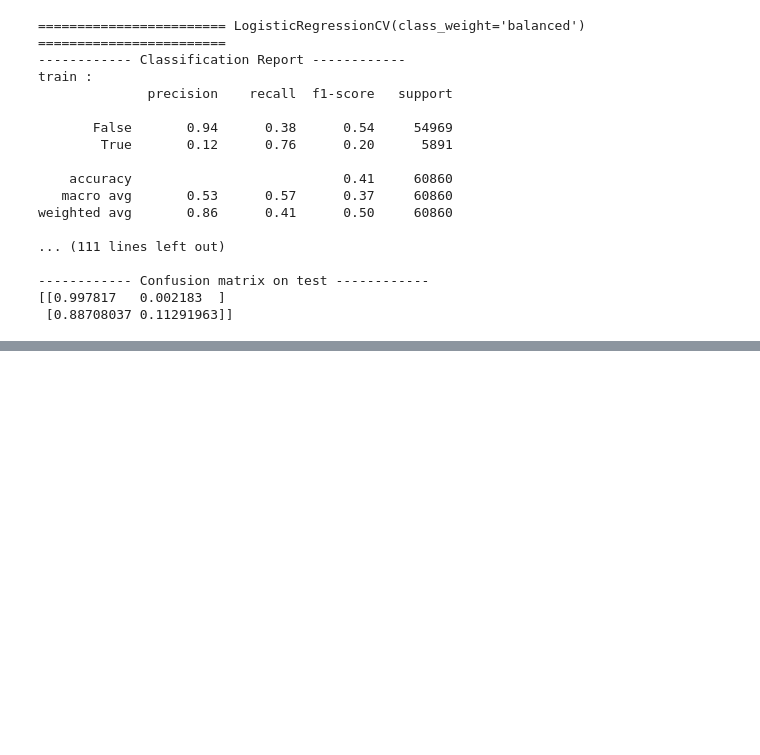
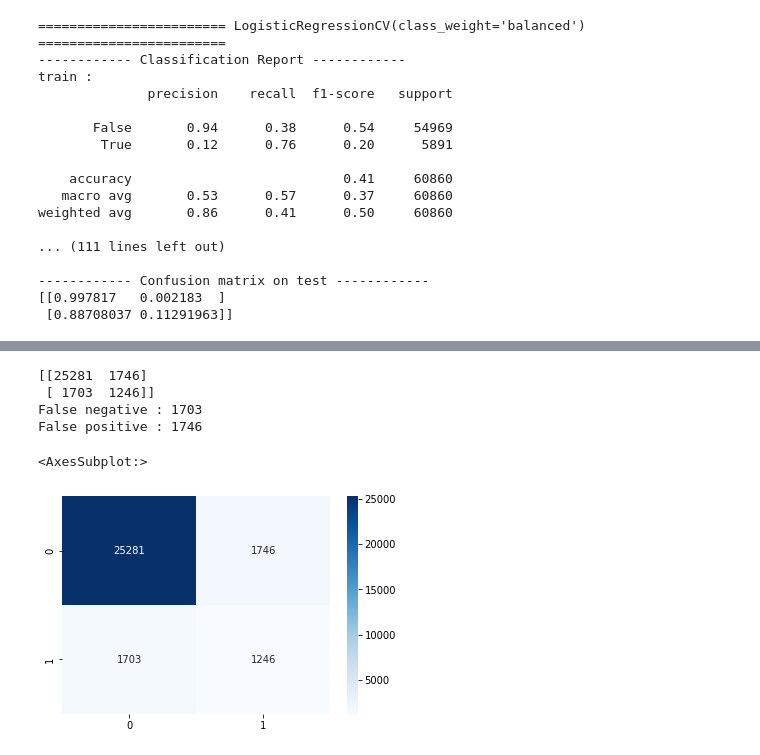
Before and after one commit to Sefray/ptml_project, a Jupyter notebook: nasa-ptml.ipynb, the cells around one changed output, grey strips where cells are left out. Drawn from its saved outputs; the diff is of its cells as text; code cells hidden in the pictures; blank space fills up the shorter version.

```diff
--- a/nasa-ptml.ipynb
+++ b/nasa-ptml.ipynb
@@ -284,0 +366,18 @@ weighted avg       0.86      0.41      0.50     60860
+# %%
+
+conf_mat = confusion_matrix(y_test, y_pred_tree)
+print(conf_mat)
+false_neg = conf_mat[1][0]
+false_pos = conf_mat[0][1]
+print(f"False negative : {false_neg}")
+print(f"False positive : {false_pos}")
+
+#plt.figure(figsize=(12, 12))
+sns.heatmap(conf_mat, annot=True, cmap='Blues', fmt='g')
+# %% [output]
+[[25281  1746]
+ [ 1703  1246]]
+False negative : 1703
+False positive : 1746
+<AxesSubplot:>
+[figure, added]
```
Also changed, not shown: parts of 8 cells of this notebook.
